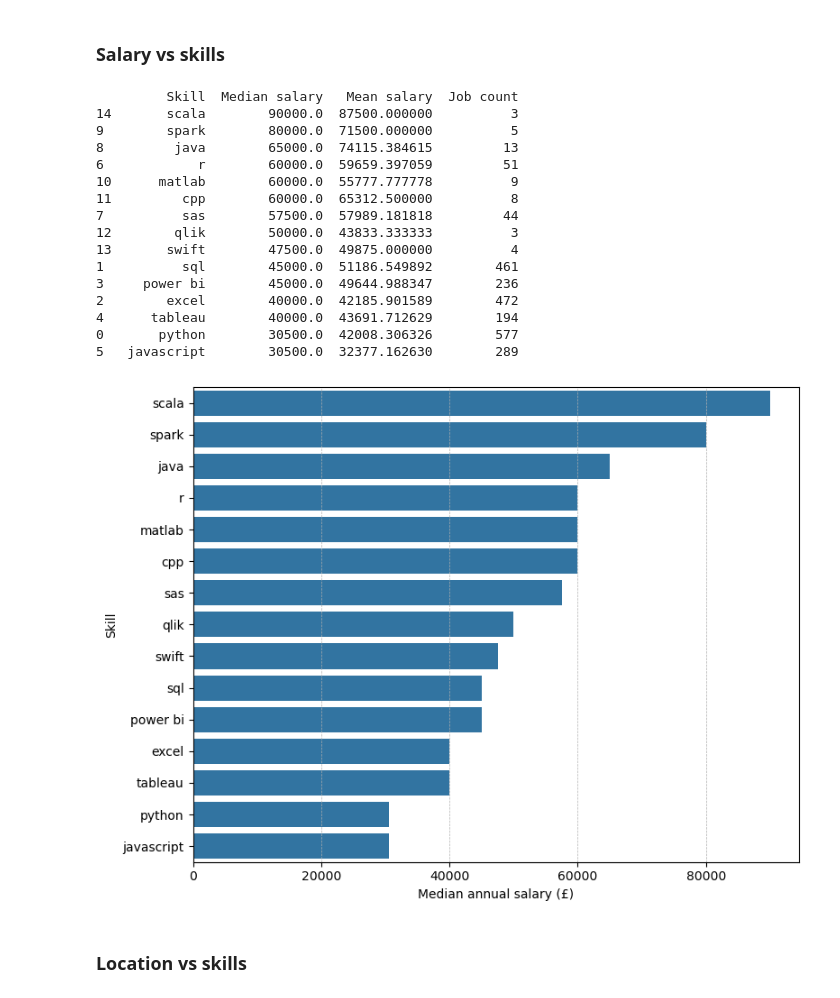
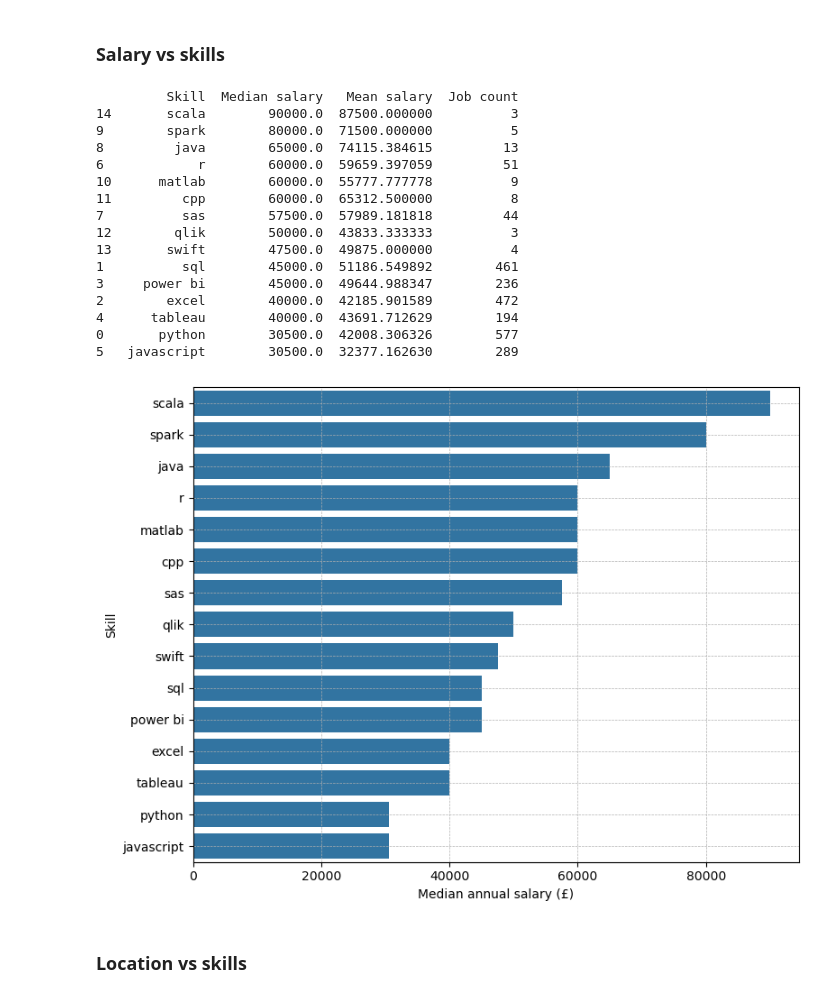
Before and after one commit to CawbyCop/720000069, a Jupyter notebook: source/data_analysis.ipynb, the cells around one changed output. Drawn from its saved outputs; the diff is of its cells as text; code cells hidden in the pictures.

Commit message:
updated title and plot grid

```diff
--- a/source/data_analysis.ipynb
+++ b/source/data_analysis.ipynb
@@ -312,35 +312,35 @@ skills_salary_df = pd.DataFrame(skills_salary)
 skills_salary_df = skills_salary_df.sort_values(by='Median salary', ascending=False)
 
 
 print(skills_salary_df[['Skill', 'Median salary', 'Mean salary', 'Job count']])
 
 plt.figure(figsize=(8, 6))
 sns.barplot(x='Median salary', y='Skill', data=skills_salary_df)
 # plt.title('Median annual salary by skill for UK analyst jobs')
 plt.xlabel('Median annual salary (£)')
 plt.ylabel('Skill')
-plt.grid(True, which='major', linestyle='--', linewidth=0.5, axis='x')
+plt.grid(True, which='major', linestyle='--', linewidth=0.5, axis='both')
 plt.tight_layout()
 plt.savefig('../results/salary_vs_skill.png', dpi=300)
 plt.show()
 # %% [output]
          Skill  Median salary   Mean salary  Job count
 14       scala        90000.0  87500.000000          3
 9        spark        80000.0  71500.000000          5
 8         java        65000.0  74115.384615         13
 6            r        60000.0  59659.397059         51
 10      matlab        60000.0  55777.777778          9
 11         cpp        60000.0  65312.500000          8
 7          sas        57500.0  57989.181818         44
 12        qlik        50000.0  43833.333333          3
 13       swift        47500.0  49875.000000          4
 1          sql        45000.0  51186.549892        461
 3     power bi        45000.0  49644.988347        236
 2        excel        40000.0  42185.901589        472
 4      tableau        40000.0  43691.712629        194
 0       python        30500.0  42008.306326        577
 5   javascript        30500.0  32377.162630        289
-[figure, old version]
+[figure, new version]
 # %% [markdown]
 ### Location vs skills
 # %%
```
Also changed, not shown: parts of 1 cell of this notebook, 5 other files.
